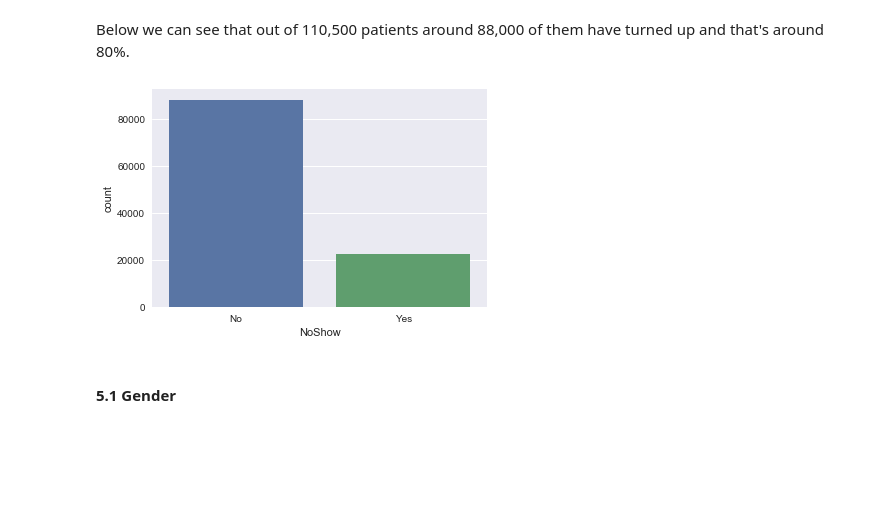
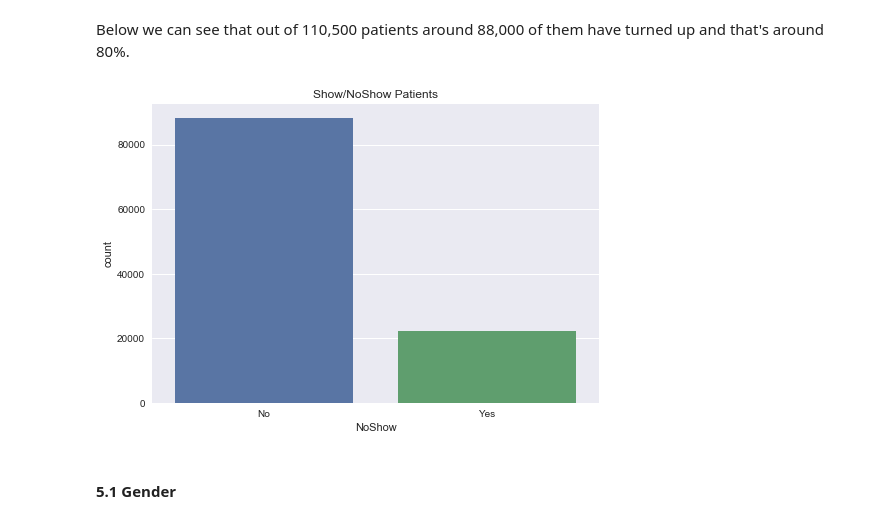
Before and after one commit to samratp-zz/Udacity_ML_Foundation, a Jupyter notebook: InferentialStatistics/Medical_Appointment_No_Shows.ipynb, the cells around one changed output. Drawn from its saved outputs; the diff is of its cells as text; code cells hidden in the pictures; blank space fills up the shorter version.

```diff
--- a/InferentialStatistics/Medical_Appointment_No_Shows.ipynb
+++ b/InferentialStatistics/Medical_Appointment_No_Shows.ipynb
@@ -375,9 +375,11 @@ From the above information we can see that there is clearly a class imbalance. A
 # %% [markdown]
 Below we can see that out of 110,500 patients around 88,000 of them have turned up and that's around 80%.
 # %%
-_ = sns.countplot(x=df.NoShow, data=df)
+ax = sns.countplot(x=df.NoShow, data=df)
+ax.set_title("Show/NoShow Patients")
+plt.show()
 # %% [output]
-[figure, old version]
+[figure, new version]
 # %% [markdown]
 #### 5.1 Gender
 # %% [markdown]
```
Also changed, not shown: parts of 37 cells of this notebook, 1 other file.
